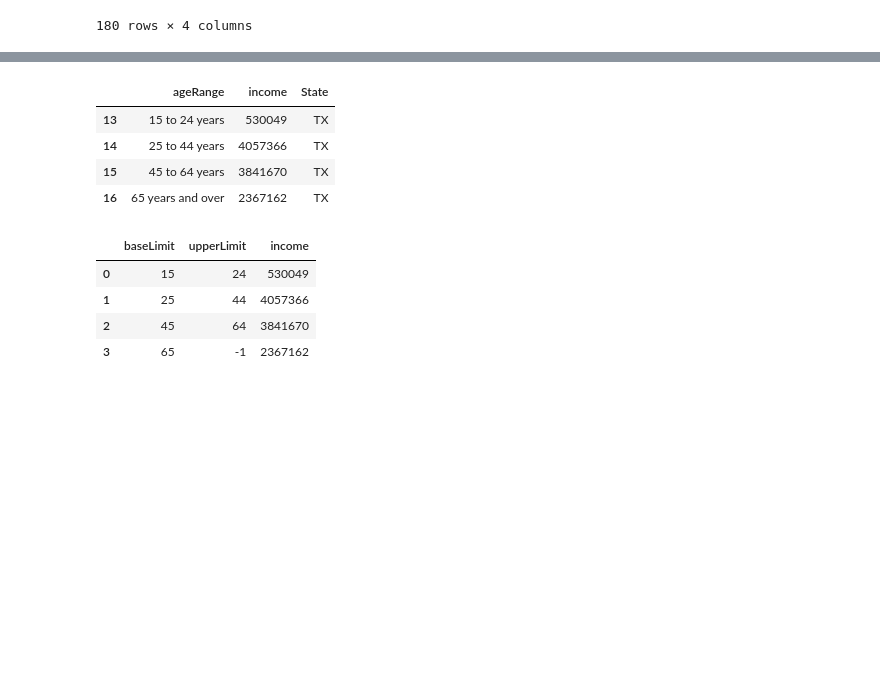
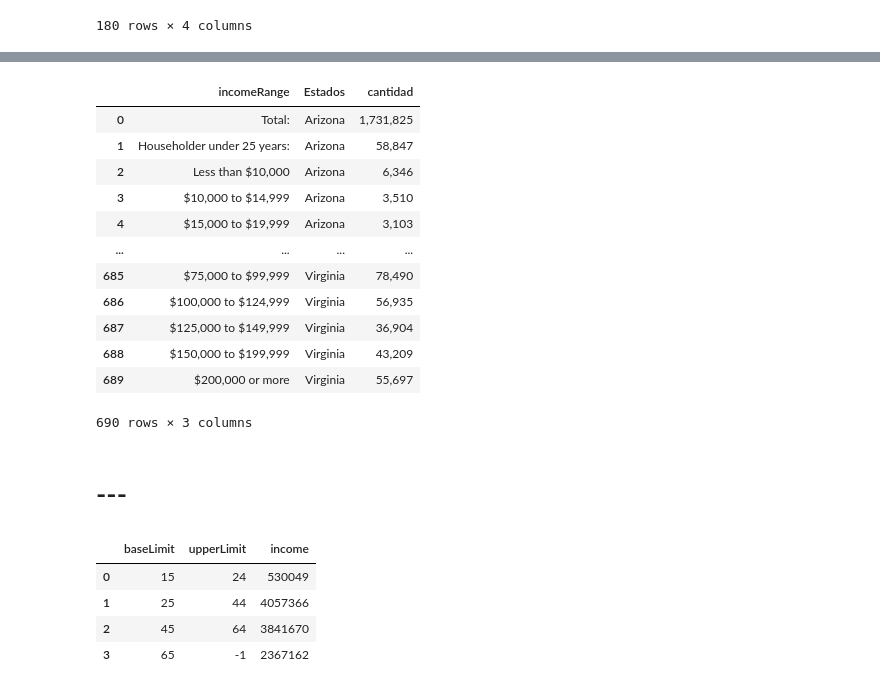
Before and after one commit to CarlosAlvarado-git/Proyecto_Final_BI, a Jupyter notebook: censusData.ipynb, the cells around one changed output, grey strips where cells are left out. Drawn from its saved outputs; the diff is of its cells as text; code cells hidden in the pictures; blank space fills up the shorter version.

```diff
--- a/censusData.ipynb
+++ b/censusData.ipynb
@@ -258,26 +258 @@ income
 69 rows × 11 columns
-# %%
-size = income.shape
-States = ["Texas", "Ohio"]
-for i in list(income.columns.values):
-    for j in States:
-        if i.find(j) != -1:
-            a = ["TX"]
-            b = a*size[0]
-            break
-income['State'] = b
-# %%
-income.rename(columns = {'Label (Grouping)':'ageRange'}, inplace = True)
-income.rename(columns = {'Texas!!Number!!Estimate':'income'}, inplace = True)
-# %%
-income['income'] = income['income'].str.replace(',', '')
-# %%
-income = income.astype({'income':'int'})
-# %%
-income
-# %% [output]
-|  | ageRange | income | State |
-| 13 | 15 to 24 years | 530049 | TX |
-| 14 | 25 to 44 years | 4057366 | TX |
-| 15 | 45 to 64 years | 3841670 | TX |
-| 16 | 65 years and over | 2367162 | TX |
@@ -288,3 +259,22 @@ incomes = np.asarray(incomes)
+# %%
+income = income.melt('incomeRange', var_name='Estados', value_name='cantidad')
+income
+# %% [output]
+|  | incomeRange | Estados | cantidad |
+| 0 | Total: | Arizona | 1,731,825 |
+| 1 | Householder under 25 years: | Arizona | 58,847 |
+| 2 | Less than $10,000 | Arizona | 6,346 |
+| 3 | $10,000 to $14,999 | Arizona | 3,510 |
+| 4 | $15,000 to $19,999 | Arizona | 3,103 |
+| ... | ... | ... | ... |
+| 685 | $75,000 to $99,999 | Virginia | 78,490 |
+| 686 | $100,000 to $124,999 | Virginia | 56,935 |
+| 687 | $125,000 to $149,999 | Virginia | 36,904 |
+| 688 | $150,000 to $199,999 | Virginia | 43,209 |
+| 689 | $200,000 or more | Virginia | 55,697 |
+690 rows × 3 columns
+# %% [markdown]
+# ---
 # %%
 dfAges = pd.DataFrame()
 baseLimit  = []
```
Also changed, not shown: parts of 2 cells of this notebook.
